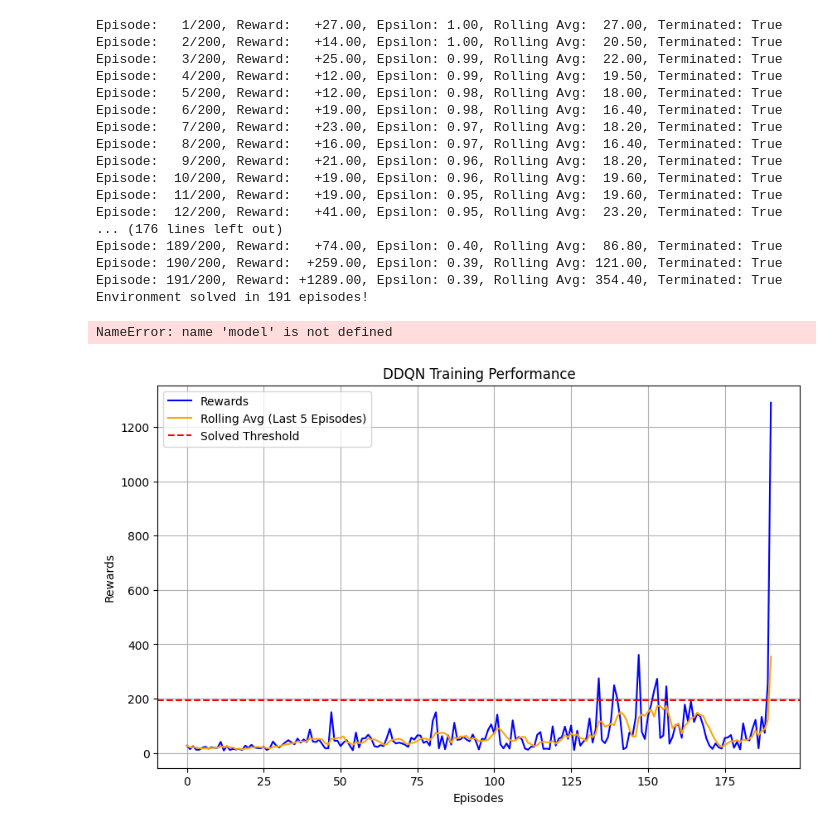
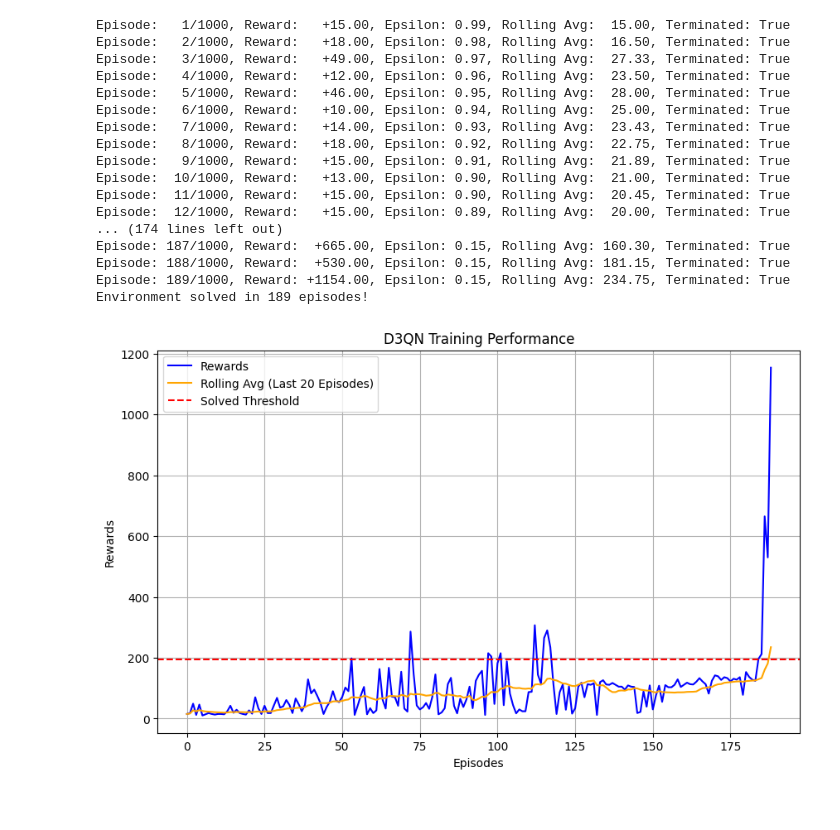
Before and after one commit to castorgit/RL_course, a Jupyter notebook: 032_D3QN_CARTPOLE_Duelling_Classes_V1.ipynb, the cells around one changed output. Drawn from its saved outputs; the diff is of its cells as text; code cells hidden in the pictures.

Commit message:
new figure

```diff
--- a/032_D3QN_CARTPOLE_Duelling_Classes_V1.ipynb
+++ b/032_D3QN_CARTPOLE_Duelling_Classes_V1.ipynb
@@ -34,6 +43,7 @@ batch_size = 64
 epsilon = 1.0                 # Exploration rate
 epsilon_decay = 0.99          # Exploration probability at start
 min_epsilon = 0.01            # Minimum exploration probability
+epsilon_min = 0.01
 # %%
 # CREATING THE Dueling Q-Network
 # Neural Network Model Defined at Here.
@@ -233,7 +243,7 @@ for episode in range(max_episodes):
     epsilon = max(epsilon_min, epsilon * epsilon_decay)
     # Record reward
     episode_rewards.append(episode_reward)
-    rolling_avg = np.mean(episode_rewards[-5:])
+    rolling_avg = np.mean(episode_rewards[-20:])
     rolling_avg_rewards.append(rolling_avg)
 
     # Print progress
@@ -245,38 +255,37 @@ for episode in range(max_episodes):
         print(f"Environment solved in {episode+1} episodes!")
         break
 # %% [output]
-Episode:   1/200, Reward:   +27.00, Epsilon: 1.00, Rolling Avg:  27.00, Terminated: True
-Episode:   2/200, Reward:   +14.00, Epsilon: 1.00, Rolling Avg:  20.50, Terminated: True
-Episode:   3/200, Reward:   +25.00, Epsilon: 0.99, Rolling Avg:  22.00, Terminated: True
-Episode:   4/200, Reward:   +12.00, Epsilon: 0.99, Rolling Avg:  19.50, Terminated: True
-Episode:   5/200, Reward:   +12.00, Epsilon: 0.98, Rolling Avg:  18.00, Terminated: True
-Episode:   6/200, Reward:   +19.00, Epsilon: 0.98, Rolling Avg:  16.40, Terminated: True
-Episode:   7/200, Reward:   +23.00, Epsilon: 0.97, Rolling Avg:  18.20, Terminated: True
-Episode:   8/200, Reward:   +16.00, Epsilon: 0.97, Rolling Avg:  16.40, Terminated: True
-Episode:   9/200, Reward:   +21.00, Epsilon: 0.96, Rolling Avg:  18.20, Terminated: True
-Episode:  10/200, Reward:   +19.00, Epsilon: 0.96, Rolling Avg:  19.60, Terminated: True
-Episode:  11/200, Reward:   +19.00, Epsilon: 0.95, Rolling Avg:  19.60, Terminated: True
-Episode:  12/200, Reward:   +41.00, Epsilon: 0.95, Rolling Avg:  23.20, Terminated: True
-... (176 lines left out)
-Episode: 189/200, Reward:   +74.00, Epsilon: 0.40, Rolling Avg:  86.80, Terminated: True
-Episode: 190/200, Reward:  +259.00, Epsilon: 0.39, Rolling Avg: 121.00, Terminated: True
-Episode: 191/200, Reward: +1289.00, Epsilon: 0.39, Rolling Avg: 354.40, Terminated: True
-Environment solved in 191 episodes!
+Episode:   1/1000, Reward:   +15.00, Epsilon: 0.99, Rolling Avg:  15.00, Terminated: True
+Episode:   2/1000, Reward:   +18.00, Epsilon: 0.98, Rolling Avg:  16.50, Terminated: True
+Episode:   3/1000, Reward:   +49.00, Epsilon: 0.97, Rolling Avg:  27.33, Terminated: True
+Episode:   4/1000, Reward:   +12.00, Epsilon: 0.96, Rolling Avg:  23.50, Terminated: True
+Episode:   5/1000, Reward:   +46.00, Epsilon: 0.95, Rolling Avg:  28.00, Terminated: True
+Episode:   6/1000, Reward:   +10.00, Epsilon: 0.94, Rolling Avg:  25.00, Terminated: True
+Episode:   7/1000, Reward:   +14.00, Epsilon: 0.93, Rolling Avg:  23.43, Terminated: True
+Episode:   8/1000, Reward:   +18.00, Epsilon: 0.92, Rolling Avg:  22.75, Terminated: True
+Episode:   9/1000, Reward:   +15.00, Epsilon: 0.91, Rolling Avg:  21.89, Terminated: True
+Episode:  10/1000, Reward:   +13.00, Epsilon: 0.90, Rolling Avg:  21.00, Terminated: True
+Episode:  11/1000, Reward:   +15.00, Epsilon: 0.90, Rolling Avg:  20.45, Terminated: True
+Episode:  12/1000, Reward:   +15.00, Epsilon: 0.89, Rolling Avg:  20.00, Terminated: True
+... (174 lines left out)
+Episode: 187/1000, Reward:  +665.00, Epsilon: 0.15, Rolling Avg: 160.30, Terminated: True
+Episode: 188/1000, Reward:  +530.00, Epsilon: 0.15, Rolling Avg: 181.15, Terminated: True
+Episode: 189/1000, Reward: +1154.00, Epsilon: 0.15, Rolling Avg: 234.75, Terminated: True
+Environment solved in 189 episodes!
-NameError: name 'model' is not defined
 # %%
 # Plot rewards with rolling average
 plt.figure(figsize=(10, 6))
 plt.plot(episode_rewards, label='Rewards', color='blue')
-plt.plot(rolling_avg_rewards, label='Rolling Avg (Last 5 Episodes)', color='orange')
+plt.plot(rolling_avg_rewards, label='Rolling Avg (Last 20 Episodes)', color='orange')
 plt.axhline(y=solved_threshold, color='red', linestyle='--', label='Solved Threshold')
 plt.title('D3QN Training Performance')
 plt.xlabel('Episodes')
 plt.ylabel('Rewards')
 plt.legend()
 plt.grid()
 plt.show()
 # %% [output]
-[figure, old version]
+[figure, new version]
 # %%
 # Testing for 10 episodes
 start_time = time.time()
```
Also changed, not shown: parts of 6 cells of this notebook.
